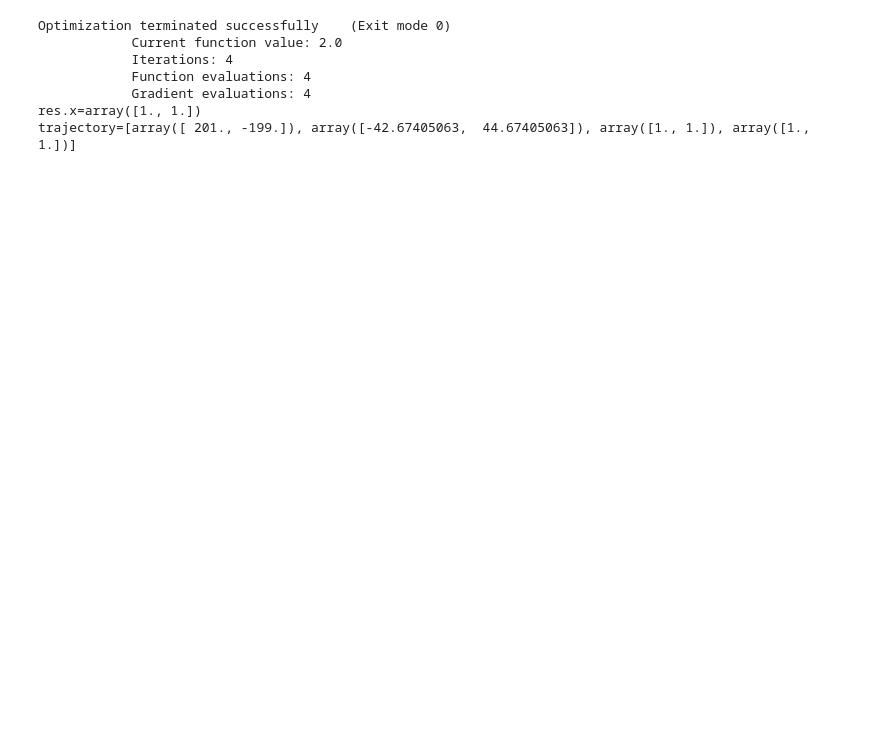
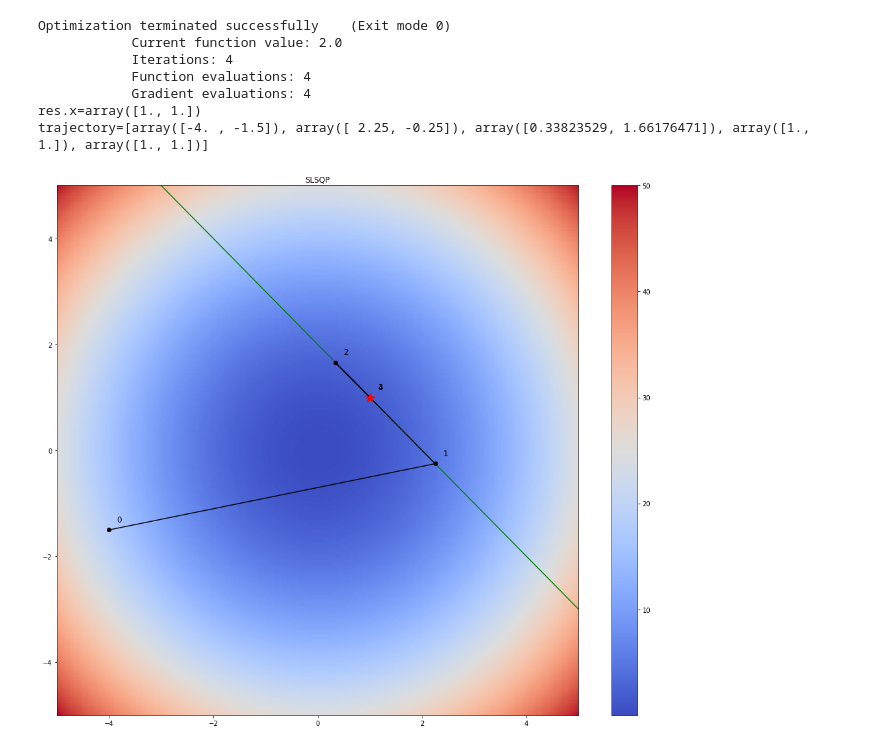
Before and after one commit to KapitoshkaThe1st/MAI_MASTER_2nd_semester, a Jupyter notebook: MOM/conditional_optimization/conditional_optimization.ipynb, the cells around one changed output. Saved outputs shown, nothing was run; the diff lists cells and outputs as text; code cells hidden in the pictures; blank space fills up the shorter version.

```diff
--- a/MOM/conditional_optimization/conditional_optimization.ipynb
+++ b/MOM/conditional_optimization/conditional_optimization.ipynb
@@ -46,21 +84,24 @@ equality_constraint = {
     'jac': g_grad
 }
 # %%
-trajectory=[]
-res = minimize(f, x0, method='SLSQP', jac=f_grad,
+trajectory=[x0]
+method = 'SLSQP'
+res = minimize(f, x0, method=method, jac=f_grad,
     constraints=equality_constraint,
     options={'ftol': 1e-9, 'disp': True},
     callback=lambda x: trajectory.append(x))
 print(f'{res.x=}')
 print(f'{trajectory=}')
+plot(trajectory, method)
 # %% [output]
 Optimization terminated successfully    (Exit mode 0)
             Current function value: 2.0
             Iterations: 4
             Function evaluations: 4
             Gradient evaluations: 4
 res.x=array([1., 1.])
-trajectory=[array([ 201., -199.]), array([-42.67405063,  44.67405063]), array([1., 1.]), array([1., 1.])]
+trajectory=[array([-4. , -1.5]), array([ 2.25, -0.25]), array([0.33823529, 1.66176471]), array([1., 1.]), array([1., 1.])]
+[figure, added]
 # %%
 equality_constraint = {
     'type': 'ineq',
```
Also changed, not shown: parts of 5 cells of this notebook.
